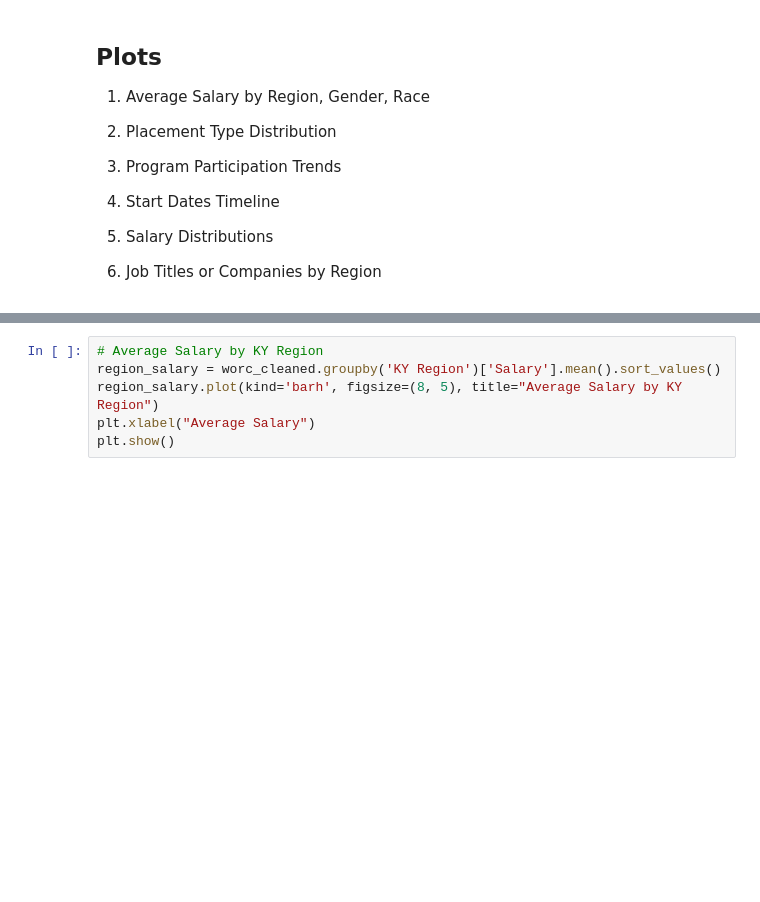
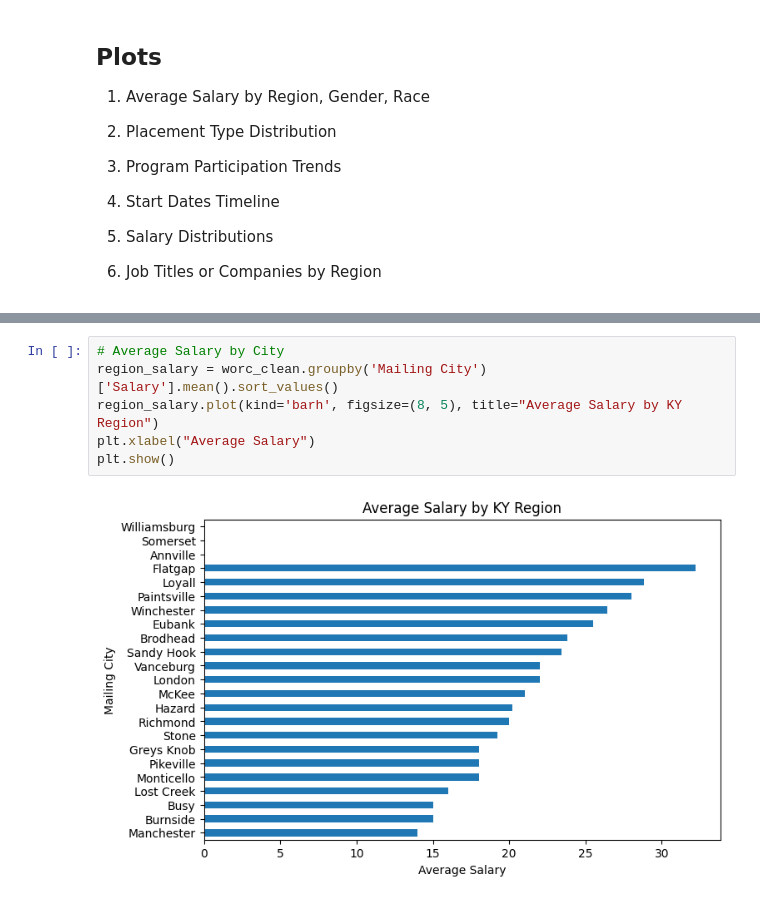
Before and after one commit to dmorton714/CodeYouDataProject, a Jupyter notebook: src/notebooks/worc_employment_plots.ipynb, the cells around one changed output, grey strips where cells are left out. Saved outputs shown, nothing was run; the diff lists cells and outputs as text; blank space fills up the shorter version.

```diff
--- a/src/notebooks/worc_employment_plots.ipynb
+++ b/src/notebooks/worc_employment_plots.ipynb
@@ -160,6 +77,8 @@ plt.show()
 # %%
-# Average Salary by KY Region
-region_salary = worc_cleaned.groupby('KY Region')['Salary'].mean().sort_values()
+# Average Salary by City
+region_salary = worc_clean.groupby('Mailing City')['Salary'].mean().sort_values()
 region_salary.plot(kind='barh', figsize=(8, 5), title="Average Salary by KY Region")
 plt.xlabel("Average Salary")
 plt.show()
+# %% [output]
+[figure, added]
```
Also changed, not shown: parts of 32 cells of this notebook, 3 other files.
